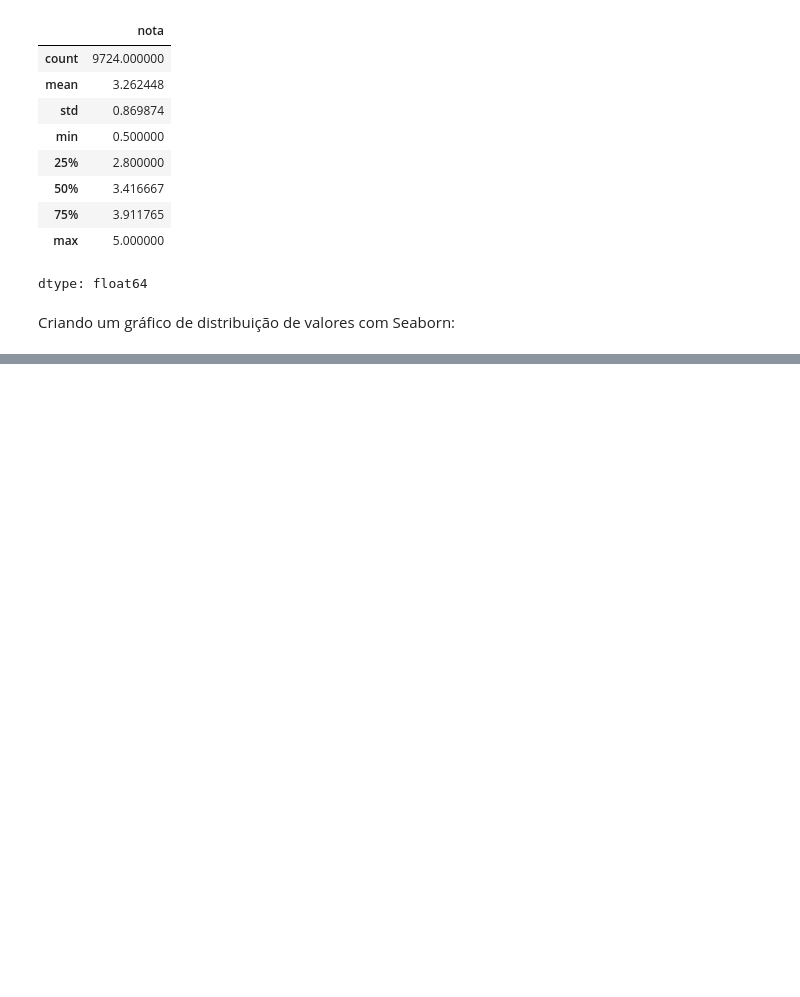
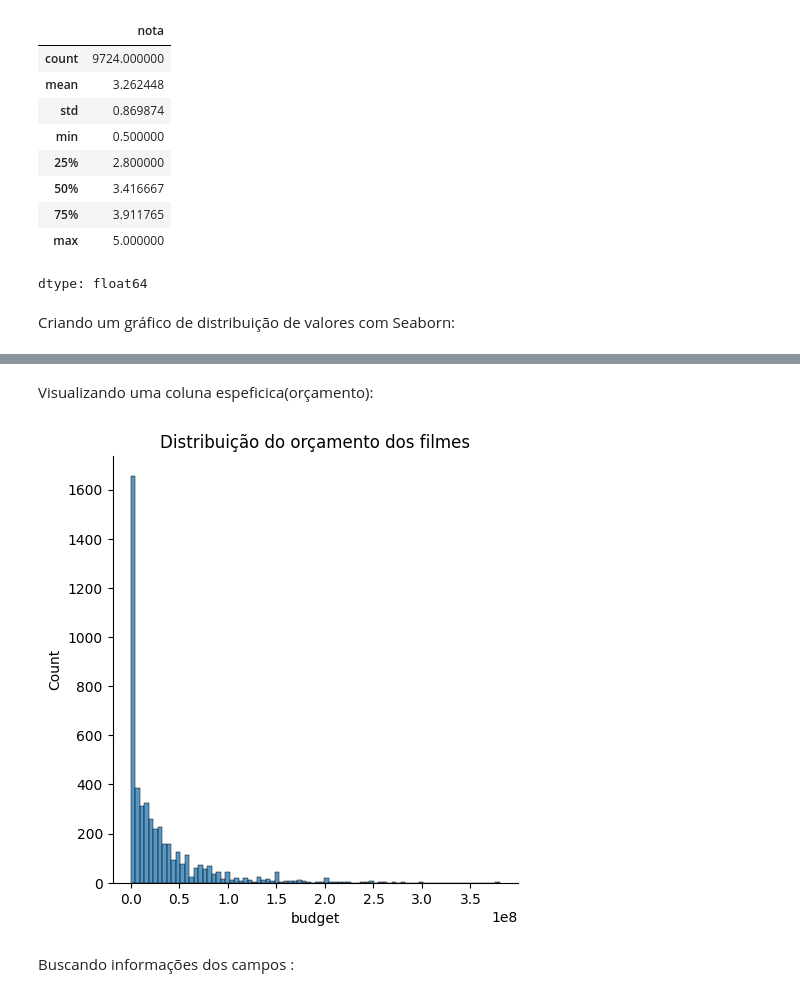
Before and after one commit to Camillabgarcia/data_science, a Jupyter notebook: Explorando_e_analisando_dados_1.ipynb, the cells around one changed output, grey strips where cells are left out. Saved outputs shown, nothing was run; the diff lists cells and outputs as text; code cells hidden in the pictures; blank space fills up the shorter version.

```diff
--- a/Explorando_e_analisando_dados_1.ipynb
+++ b/Explorando_e_analisando_dados_1.ipynb
@@ -219,0 +245,20 @@ sns.displot(medias_por_filme)
+# %% [markdown]
+Visualizando uma coluna espeficica(orçamento):
+# %%
+# prompt: gráfico de distribuição do orçamento dos filmes(budget)
+
+import pandas as pd
+import seaborn as sns
+import matplotlib.pyplot as plt
+
+tmdb = pd.read_csv('https://raw.githubusercontent.com/alura-cursos/data-science-analise-exploratoria/main/Aula_0/tmdb_5000_movies.csv')
+
+# Visualizando a coluna 'budget'
+sns.displot(tmdb['budget'])
+plt.title('Distribuição do orçamento dos filmes')
+plt.show()
+# %% [output]
+[figure, added]
+# %% [markdown]
+Buscando informações dos campos
+:
```
Also changed, not shown: parts of 39 cells of this notebook.
